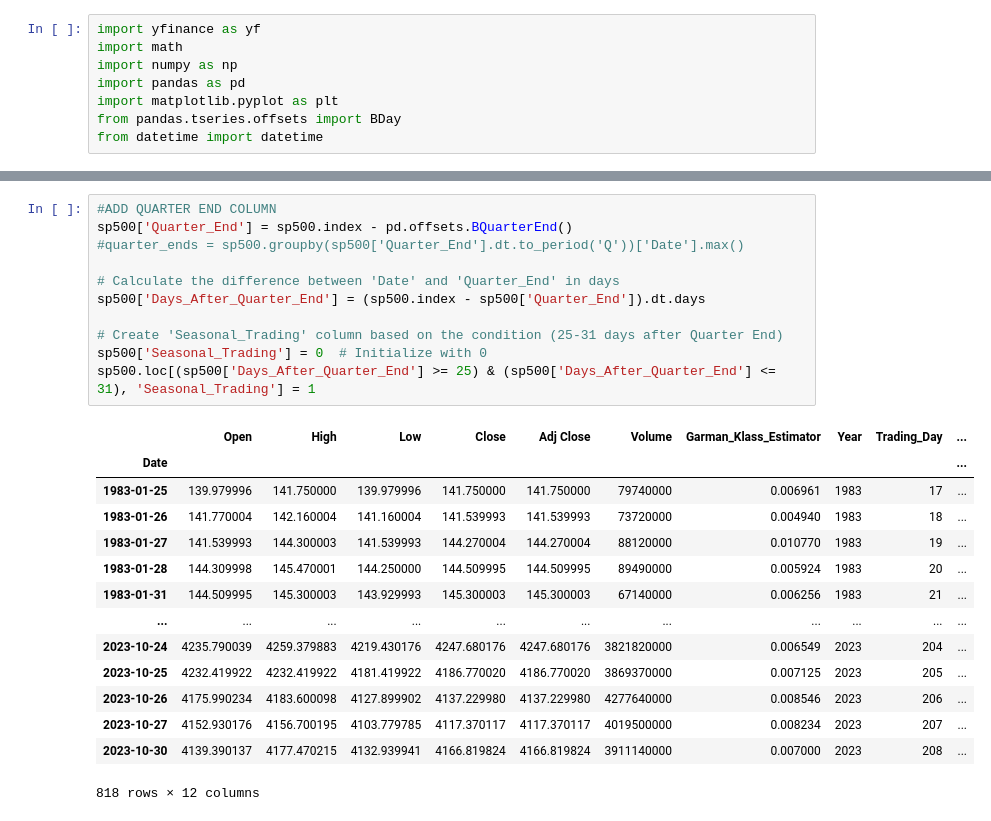
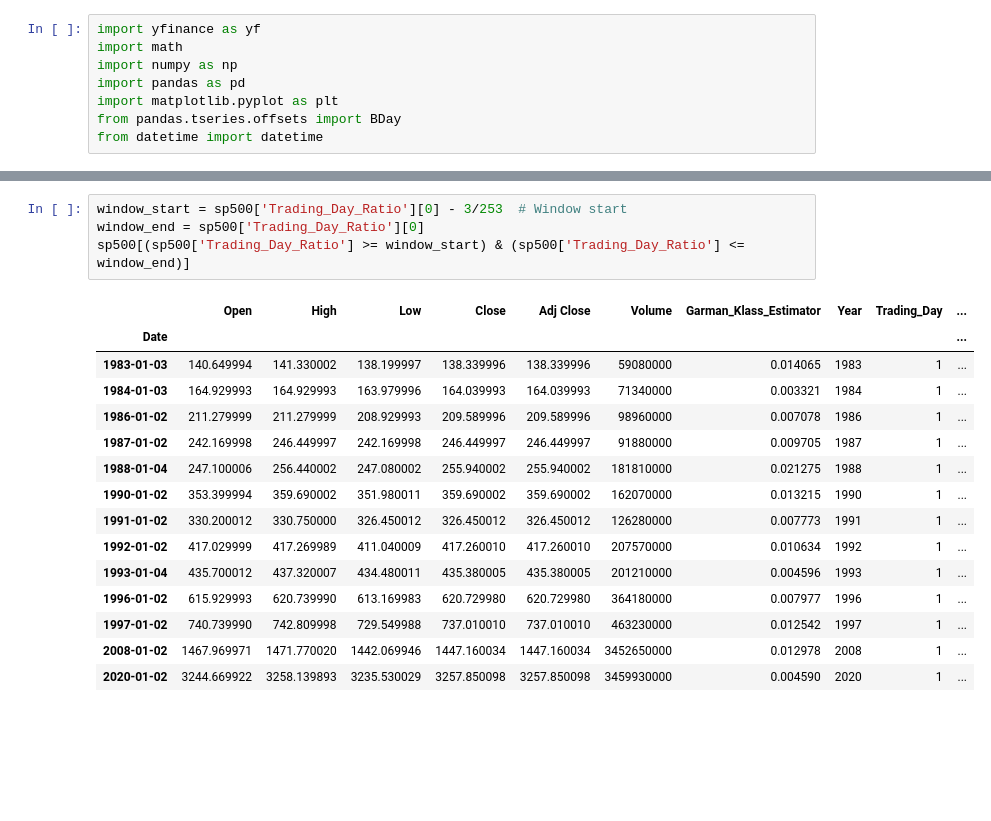
Before and after one commit to chrisphailey/vol_forecast, a Jupyter notebook: hull_mini_project_12_19.ipynb, the cells around one changed output, grey strips where cells are left out. Saved outputs shown, nothing was run; the diff lists cells and outputs as text; blank space fills up the shorter version.

```diff
--- a/hull_mini_project_12_19.ipynb
+++ b/hull_mini_project_12_19.ipynb
@@ -157,26 +255,20 @@ There are 8 trading days remaining in the year.
-# %%
-#ADD QUARTER END COLUMN
-sp500['Quarter_End'] = sp500.index - pd.offsets.BQuarterEnd()
-#quarter_ends = sp500.groupby(sp500['Quarter_End'].dt.to_period('Q'))['Date'].max()
-
-# Calculate the difference between 'Date' and 'Quarter_End' in days
-sp500['Days_After_Quarter_End'] = (sp500.index - sp500['Quarter_End']).dt.days
-
-# Create 'Seasonal_Trading' column based on the condition (25-31 days after Quarter End)
-sp500['Seasonal_Trading'] = 0  # Initialize with 0
-sp500.loc[(sp500['Days_After_Quarter_End'] >= 25) & (sp500['Days_After_Quarter_End'] <= 31), 'Seasonal_Trading'] = 1
-# %% [output]
-|  | Open | High | Low | Close | Adj Close | Volume | Garman_Klass_Estimator | Year | Trading_Day | ... |
-| Date |  |  |  |  |  |  |  |  |  | ... |
-| 1983-01-25 | 139.979996 | 141.750000 | 139.979996 | 141.750000 | 141.750000 | 79740000 | 0.006961 | 1983 | 17 | ... |
-| 1983-01-26 | 141.770004 | 142.160004 | 141.160004 | 141.539993 | 141.539993 | 73720000 | 0.004940 | 1983 | 18 | ... |
-| 1983-01-27 | 141.539993 | 144.300003 | 141.539993 | 144.270004 | 144.270004 | 88120000 | 0.010770 | 1983 | 19 | ... |
-| 1983-01-28 | 144.309998 | 145.470001 | 144.250000 | 144.509995 | 144.509995 | 89490000 | 0.005924 | 1983 | 20 | ... |
-| 1983-01-31 | 144.509995 | 145.300003 | 143.929993 | 145.300003 | 145.300003 | 67140000 | 0.006256 | 1983 | 21 | ... |
-| ... | ... | ... | ... | ... | ... | ... | ... | ... | ... | ... |
-| 2023-10-24 | 4235.790039 | 4259.379883 | 4219.430176 | 4247.680176 | 4247.680176 | 3821820000 | 0.006549 | 2023 | 204 | ... |
-| 2023-10-25 | 4232.419922 | 4232.419922 | 4181.419922 | 4186.770020 | 4186.770020 | 3869370000 | 0.007125 | 2023 | 205 | ... |
-| 2023-10-26 | 4175.990234 | 4183.600098 | 4127.899902 | 4137.229980 | 4137.229980 | 4277640000 | 0.008546 | 2023 | 206 | ... |
-| 2023-10-27 | 4152.930176 | 4156.700195 | 4103.779785 | 4117.370117 | 4117.370117 | 4019500000 | 0.008234 | 2023 | 207 | ... |
-| 2023-10-30 | 4139.390137 | 4177.470215 | 4132.939941 | 4166.819824 | 4166.819824 | 3911140000 | 0.007000 | 2023 | 208 | ... |
-818 rows × 12 columns
+# %%
+window_start = sp500['Trading_Day_Ratio'][0] - 3/253  # Window start
+window_end = sp500['Trading_Day_Ratio'][0]
+sp500[(sp500['Trading_Day_Ratio'] >= window_start) & (sp500['Trading_Day_Ratio'] <= window_end)]
+# %% [output]
+|  | Open | High | Low | Close | Adj Close | Volume | Garman_Klass_Estimator | Year | Trading_Day | ... |
+| Date |  |  |  |  |  |  |  |  |  | ... |
+| 1983-01-03 | 140.649994 | 141.330002 | 138.199997 | 138.339996 | 138.339996 | 59080000 | 0.014065 | 1983 | 1 | ... |
+| 1984-01-03 | 164.929993 | 164.929993 | 163.979996 | 164.039993 | 164.039993 | 71340000 | 0.003321 | 1984 | 1 | ... |
+| 1986-01-02 | 211.279999 | 211.279999 | 208.929993 | 209.589996 | 209.589996 | 98960000 | 0.007078 | 1986 | 1 | ... |
+| 1987-01-02 | 242.169998 | 246.449997 | 242.169998 | 246.449997 | 246.449997 | 91880000 | 0.009705 | 1987 | 1 | ... |
+| 1988-01-04 | 247.100006 | 256.440002 | 247.080002 | 255.940002 | 255.940002 | 181810000 | 0.021275 | 1988 | 1 | ... |
+| 1990-01-02 | 353.399994 | 359.690002 | 351.980011 | 359.690002 | 359.690002 | 162070000 | 0.013215 | 1990 | 1 | ... |
+| 1991-01-02 | 330.200012 | 330.750000 | 326.450012 | 326.450012 | 326.450012 | 126280000 | 0.007773 | 1991 | 1 | ... |
+| 1992-01-02 | 417.029999 | 417.269989 | 411.040009 | 417.260010 | 417.260010 | 207570000 | 0.010634 | 1992 | 1 | ... |
+| 1993-01-04 | 435.700012 | 437.320007 | 434.480011 | 435.380005 | 435.380005 | 201210000 | 0.004596 | 1993 | 1 | ... |
+| 1996-01-02 | 615.929993 | 620.739990 | 613.169983 | 620.729980 | 620.729980 | 364180000 | 0.007977 | 1996 | 1 | ... |
+| 1997-01-02 | 740.739990 | 742.809998 | 729.549988 | 737.010010 | 737.010010 | 463230000 | 0.012542 | 1997 | 1 | ... |
+| 2008-01-02 | 1467.969971 | 1471.770020 | 1442.069946 | 1447.160034 | 1447.160034 | 3452650000 | 0.012978 | 2008 | 1 | ... |
+| 2020-01-02 | 3244.669922 | 3258.139893 | 3235.530029 | 3257.850098 | 3257.850098 | 3459930000 | 0.004590 | 2020 | 1 | ... |
```
Also changed, not shown: parts of 14 cells of this notebook, 2 other files.
